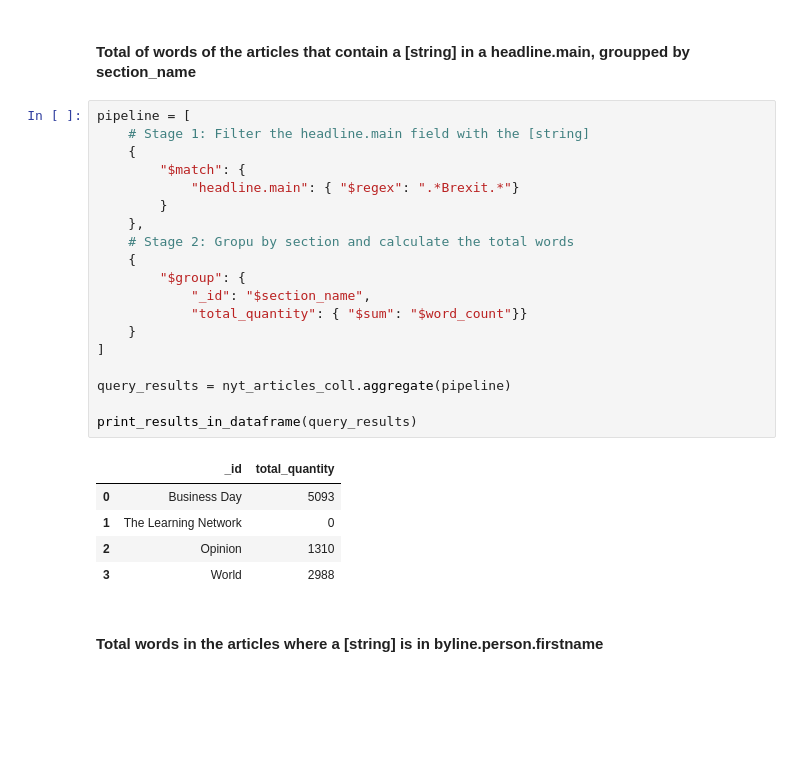
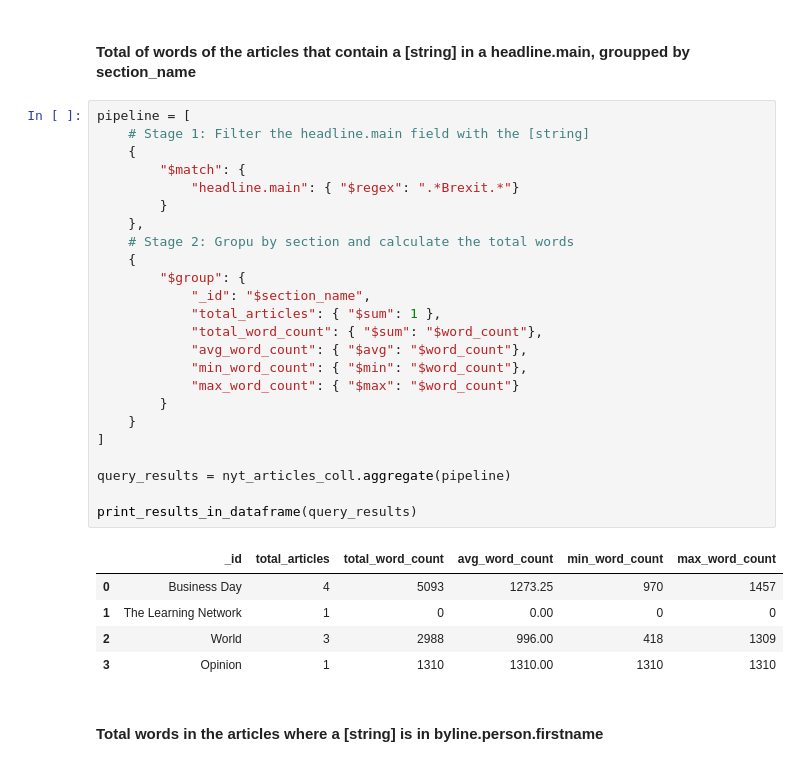
Before and after one commit to cperead/nyt_data_etl_pipeline, a Jupyter notebook: etl/query_mongodb.ipynb, the cells around one changed output. Drawn from its saved outputs; the diff is of its cells as text; blank space fills up the shorter version.

```diff
--- a/etl/query_mongodb.ipynb
+++ b/etl/query_mongodb.ipynb
@@ -616,28 +616,33 @@ Review
 # %%
 pipeline = [
     # Stage 1: Filter the headline.main field with the [string]
     {
         "$match": {
             "headline.main": { "$regex": ".*Brexit.*"}
         }
     },
     # Stage 2: Gropu by section and calculate the total words
     {
         "$group": {
             "_id": "$section_name",
-            "total_quantity": { "$sum": "$word_count"}}
+            "total_articles": { "$sum": 1 },
+            "total_word_count": { "$sum": "$word_count"},
+            "avg_word_count": { "$avg": "$word_count"},
+            "min_word_count": { "$min": "$word_count"},
+            "max_word_count": { "$max": "$word_count"}
+        }
     }
 ]
 
 query_results = nyt_articles_coll.aggregate(pipeline)
 
 print_results_in_dataframe(query_results)
 # %% [output]
-|  | _id | total_quantity |
-| 0 | Business Day | 5093 |
-| 1 | The Learning Network | 0 |
-| 2 | Opinion | 1310 |
-| 3 | World | 2988 |
+|  | _id | total_articles | total_word_count | avg_word_count | min_word_count | max_word_count |
+| 0 | Business Day | 4 | 5093 | 1273.25 | 970 | 1457 |
+| 1 | The Learning Network | 1 | 0 | 0.00 | 0 | 0 |
+| 2 | World | 3 | 2988 | 996.00 | 418 | 1309 |
+| 3 | Opinion | 1 | 1310 | 1310.00 | 1310 | 1310 |
 # %% [markdown]
 #### Total words in the articles where a [string] is in byline.person.firstname
 # %%
```
